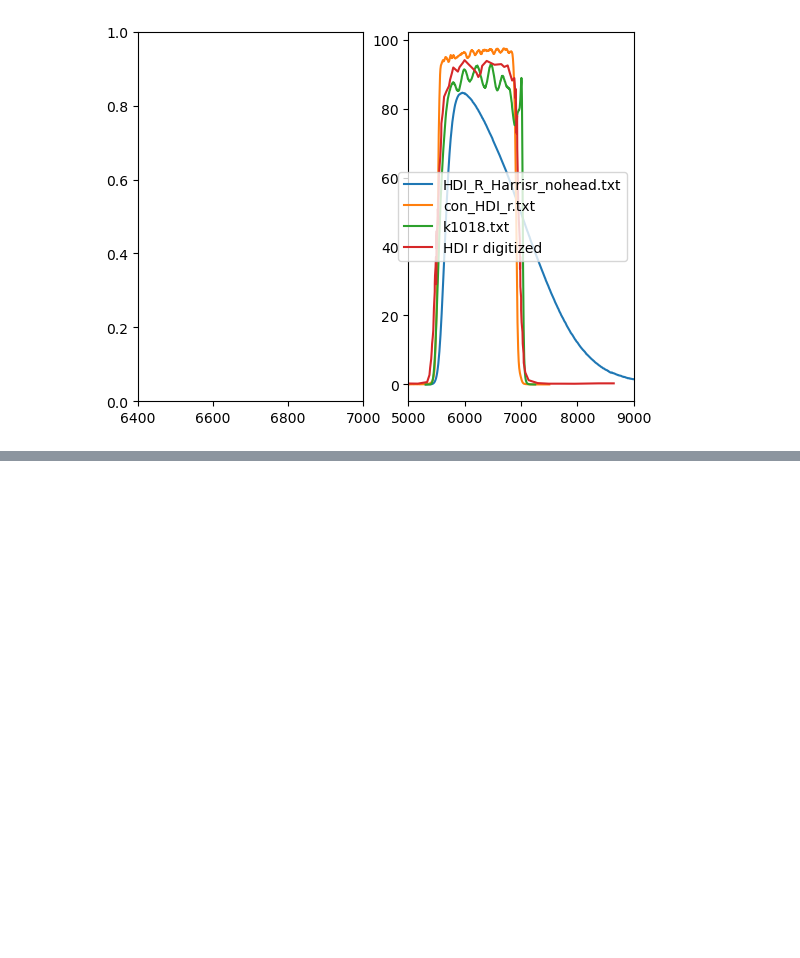
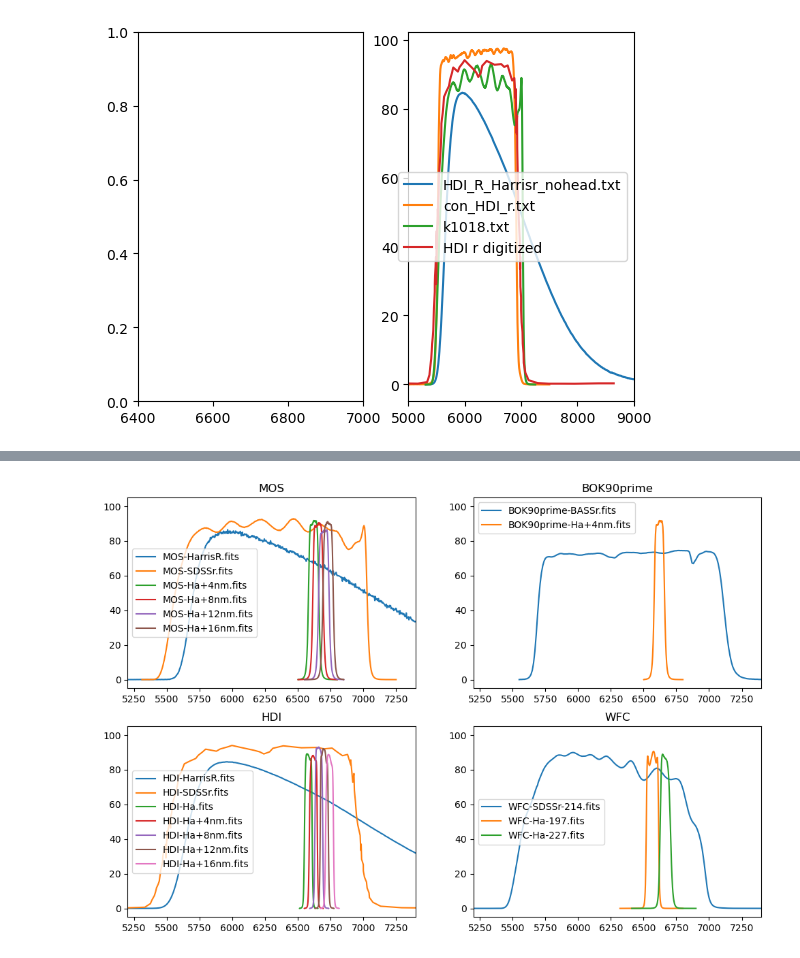
Before and after one commit to rfinn/halphagui, a Jupyter notebook: notebooks/standardize_filters.ipynb, the cells around one changed output, grey strips where cells are left out. Saved outputs shown, nothing was run; the diff lists cells and outputs as text; code cells hidden in the pictures; blank space fills up the shorter version.

```diff
--- a/notebooks/standardize_filters.ipynb
+++ b/notebooks/standardize_filters.ipynb
@@ -20,13 +51,2 @@ homedir = os.getenv("HOME")
 * put all the traces there
 * will read each in and write out a fits version
-# %%
-def write_fits_output(wavelength, transmission, fname):
-    # create a table,
-
-    # create column names
-
-    # add units
-
-    # write out
-
-    pass
@@ -167,0 +269,88 @@ HDI_ha8_W9_6660f_nohead.txt
+# %%
+from astropy import units as u
+
+def write_fits_output(tab, fname):
+    # create a table,
+
+    # create column names
+
+    # add units
+
+    # write out
+
+    pass
+
+def read_file(ffile,nheader=0,wavescale=1,transcale=1,delimiter=' '):
+    cnames=['wavelength','transmission']
+    tab = Table.read(ffile, data_start=nheader, format='ascii', delimiter=delimiter, fast_reader=False,names=cnames, encoding='utf-8-sig')
+
+    # digitized hdi sdss r file has some wavelengths out of order
+    sorted_indices = np.argsort(tab['wavelength'])
+    tab = tab[sorted_indices]
+
+    # correct for differences in wavelength and transmission units
+    tab['wavelength'] = np.array(tab['wavelength'],'d')*float(wavescale) * u.AA
+    tab['transmission'] = np.array(tab['transmission'],'d')*float(transcale)
+
+    # cleaning HarrisR filter to only keep wavelengths < 10k A
+
+    cutflag = tab['wavelength'] < 10000
+    tab = tab[cutflag]
+    # make sure transmission values are zero at the beginning and end
+    # this is necessary for speclite
+    tab['transmission'][0] = 0
+    tab['transmission'][-1]= 0
+
+    # response values must be non negative
+    negative_flag = tab['transmission'] < 0
+    tab['transmission'][negative_flag] = 0
+
+    return tab
+
+
+######## MAIN  #################
+basedir = os.path.join(homedir,'research/Halpha_filters')
+#print("basedir = ", basedir)
+
+outdir = os.path.join(basedir,'fits_versions')
+#data_start=13, format='ascii', delimiter=' ', fast_reader=False,names=cnames
+tab = Table.read(os.path.join(basedir,'overview_table.txt'), format='csv', delimiter='|',fast_reader=False,data_start=1)#,header_start=0)
+
+subplot_dict = {'MOS':1,'BOK90prime':2,'HDI':3,'WFC':4}
+plt.figure(figsize=(12,8))
+for i in range(len(tab)):
+    infile = os.path.join(basedir,tab['Source File'][i])
+    #print(infile)
+    if '.csv' in infile:
+        delimiter = ','
+    else:
+        delimiter = ' '
+    t = read_file(infile, nheader=tab['Nheader'][i], wavescale=tab['Wave_A'][i], transcale=tab['Transcale'][i],delimiter=delimiter)
+    plt.subplot(2,2,subplot_dict[tab['Instrument'][i]])
+
+    # check that response is zero
+    print("these should be zero: ",t['transmission'][0], t['transmission'][-1])
+
+    # check that no response values are negative
+    if np.any(t['transmission'] < 0):
+        print("\tWAIT")
+        flag = t['transmission'] < 0
+        print(t['wavelength'][flag])
+    # create output filename
+    outfile = os.path.join(outdir,f"{tab['Instrument'][i]}-{tab['Filter'][i]}.fits")
+
+
+
+    plt.plot(t['wavelength'],t['transmission'],label=os.path.basename(outfile))
+
+    t.write(outfile,format='fits',overwrite=True)
+#plt.legend()
+
+
+for d in subplot_dict.keys():
+    plt.subplot(2,2,subplot_dict[d])
+    plt.title(d)
+    plt.xlim(5200, 7400)
+    plt.ylim(-5,105)
+    plt.legend()
+# %% [output]
@@ -167,0 +375 @@ HDI_ha8_W9_6660f_nohead.txt
+[figure, added]
```
Also changed, not shown: parts of 18 cells of this notebook, 2 other files.
